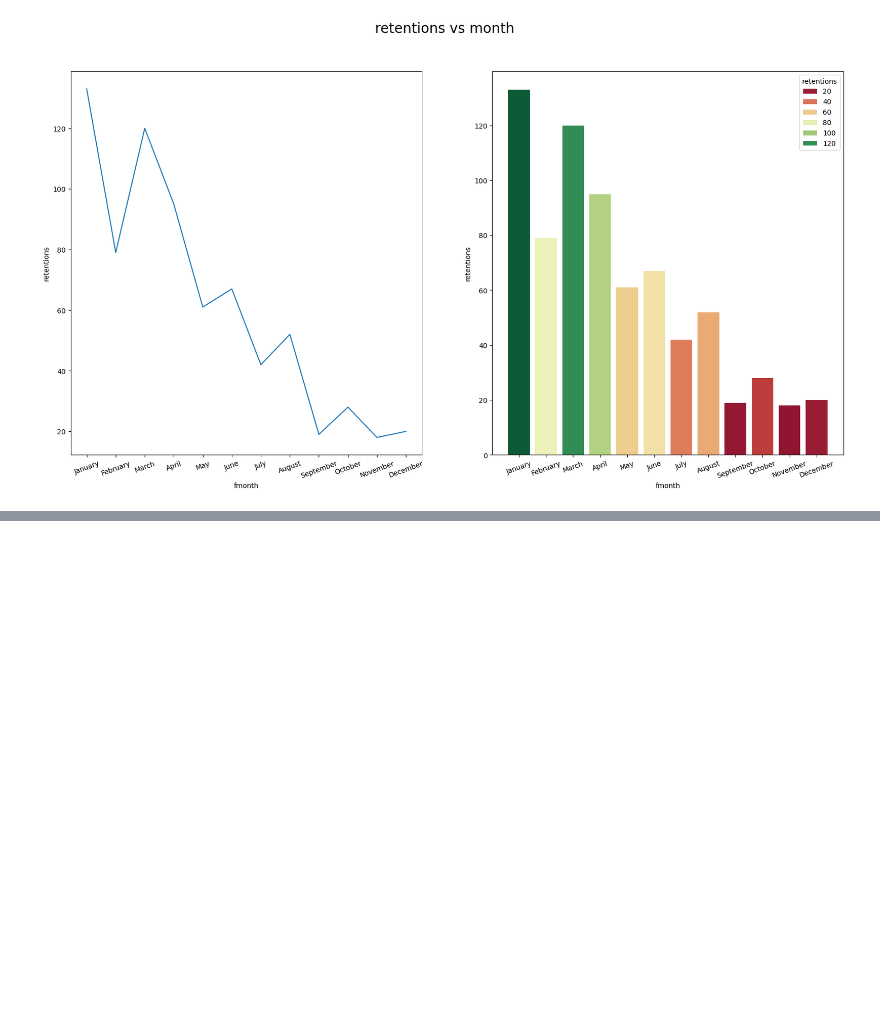
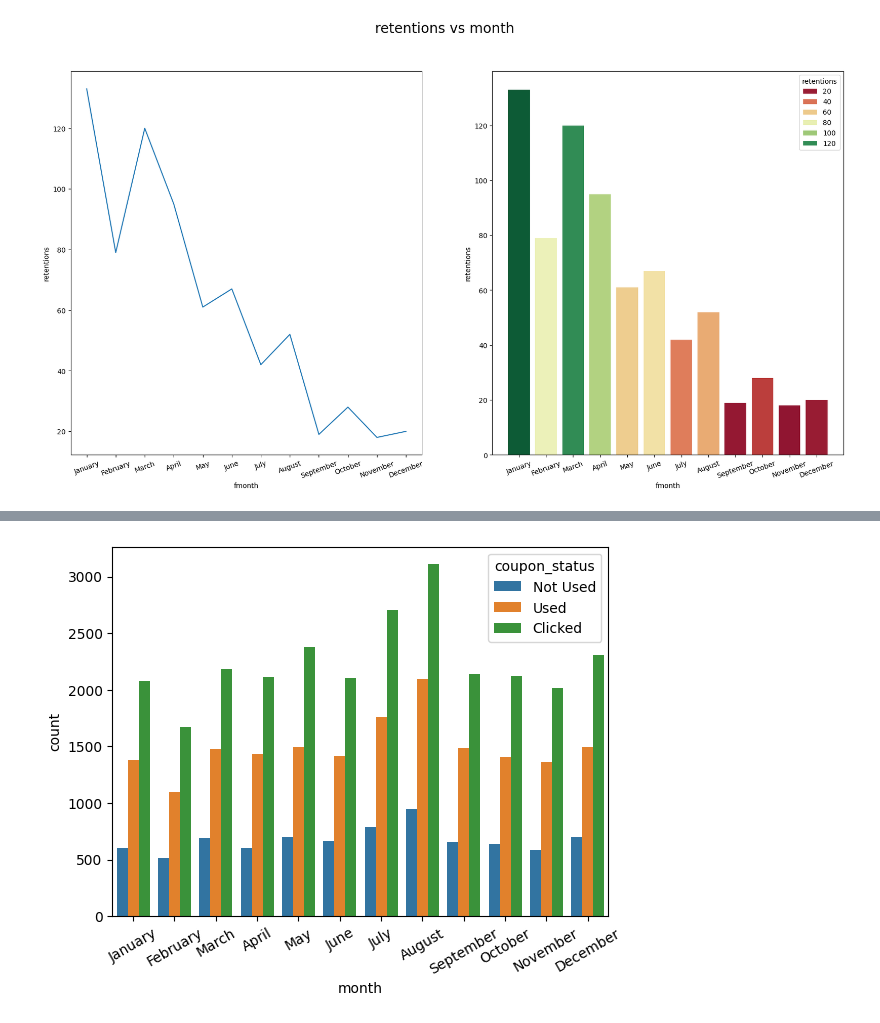
Before and after one commit to sanketmishra009/scaler, a Jupyter notebook: projects/e-commerceAnalysis/analysis.ipynb, the cells around one changed output, grey strips where cells are left out. Saved outputs shown, nothing was run; the diff lists cells and outputs as text; code cells hidden in the pictures; blank space fills up the shorter version.

```diff
--- a/projects/e-commerceAnalysis/analysis.ipynb
+++ b/projects/e-commerceAnalysis/analysis.ipynb
@@ -217,0 +354,9 @@ plt.plot()
+# %%
+#get revenue generated by first purchases
+purchases = pd.read_csv('./data/Online_Sales.csv')
+purchases.columns = [str.lower(column) for column in purchases.columns]
+purchases['transaction_date'] = pd.to_datetime(purchases['transaction_date'])
+purchases['mnum'] = purchases['transaction_date'].dt.month
+purchases['month'] = purchases['transaction_date'].dt.month_name()
+purchases['revenue'] = purchases['avg_price'] * purchases['quantity']
+purchases
@@ -217,0 +489,6 @@ plt.plot()
+# %%
+monthly_coupons = purchases.groupby('month').agg({'coupon_status':'value_counts'}).rename(columns={'coupon_status':'count'})
+monthly_coupons.reset_index(inplace=True)
+monthly_coupons['mnum'] = pd.to_datetime(monthly_coupons['month'] , format = '%B').dt.month
+monthly_coupons.sort_values(by = 'mnum' , inplace=True)
+monthly_coupons.head()
@@ -217,0 +502,6 @@ plt.plot()
+# %%
+sns.barplot(monthly_coupons , x = 'month' , y = 'count' , hue = 'coupon_status')
+plt.xticks(rotation = 30)
+plt.show()
+# %% [output]
+[figure, added]
```
Also changed, not shown: parts of 33 cells of this notebook, 4 other files.
